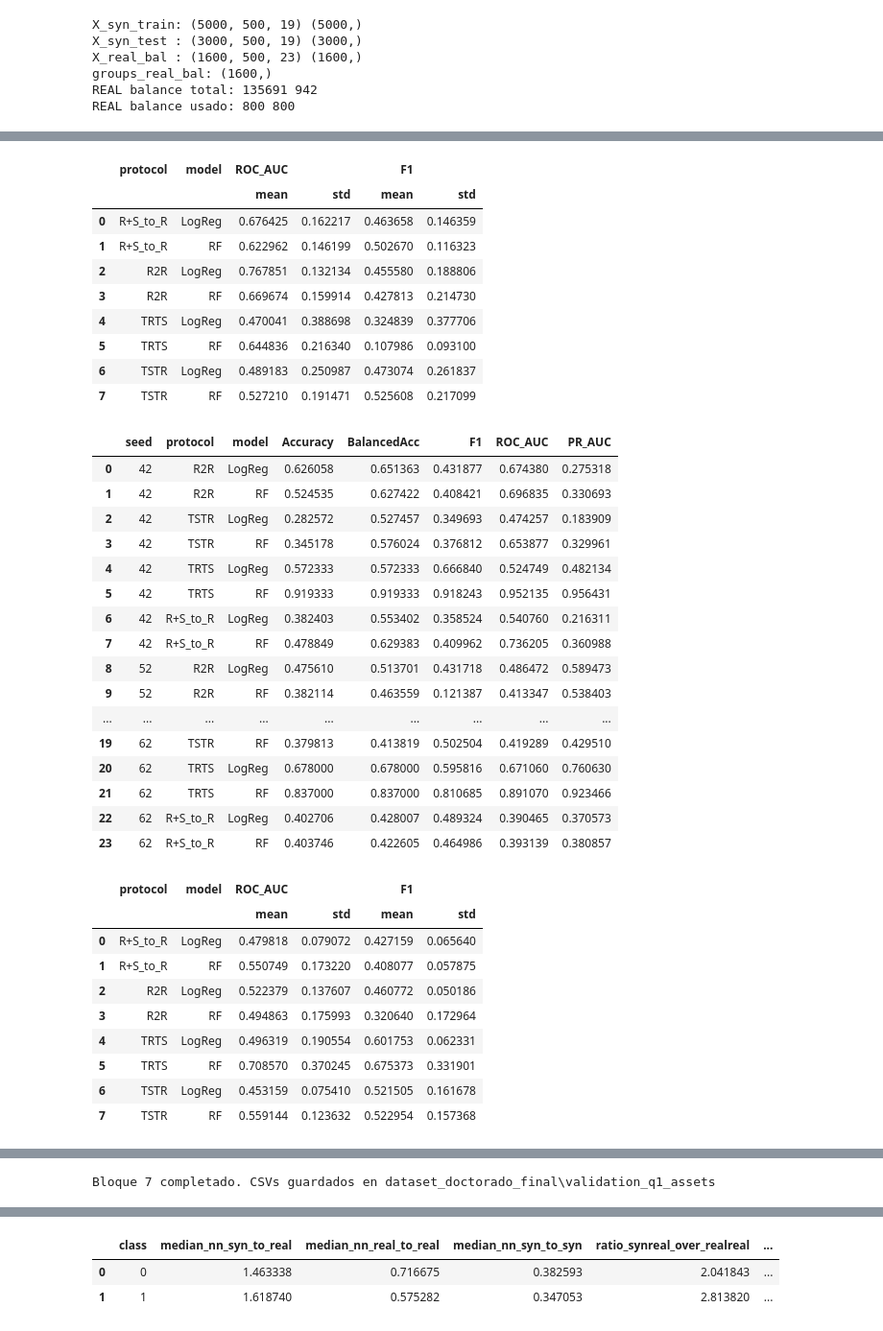
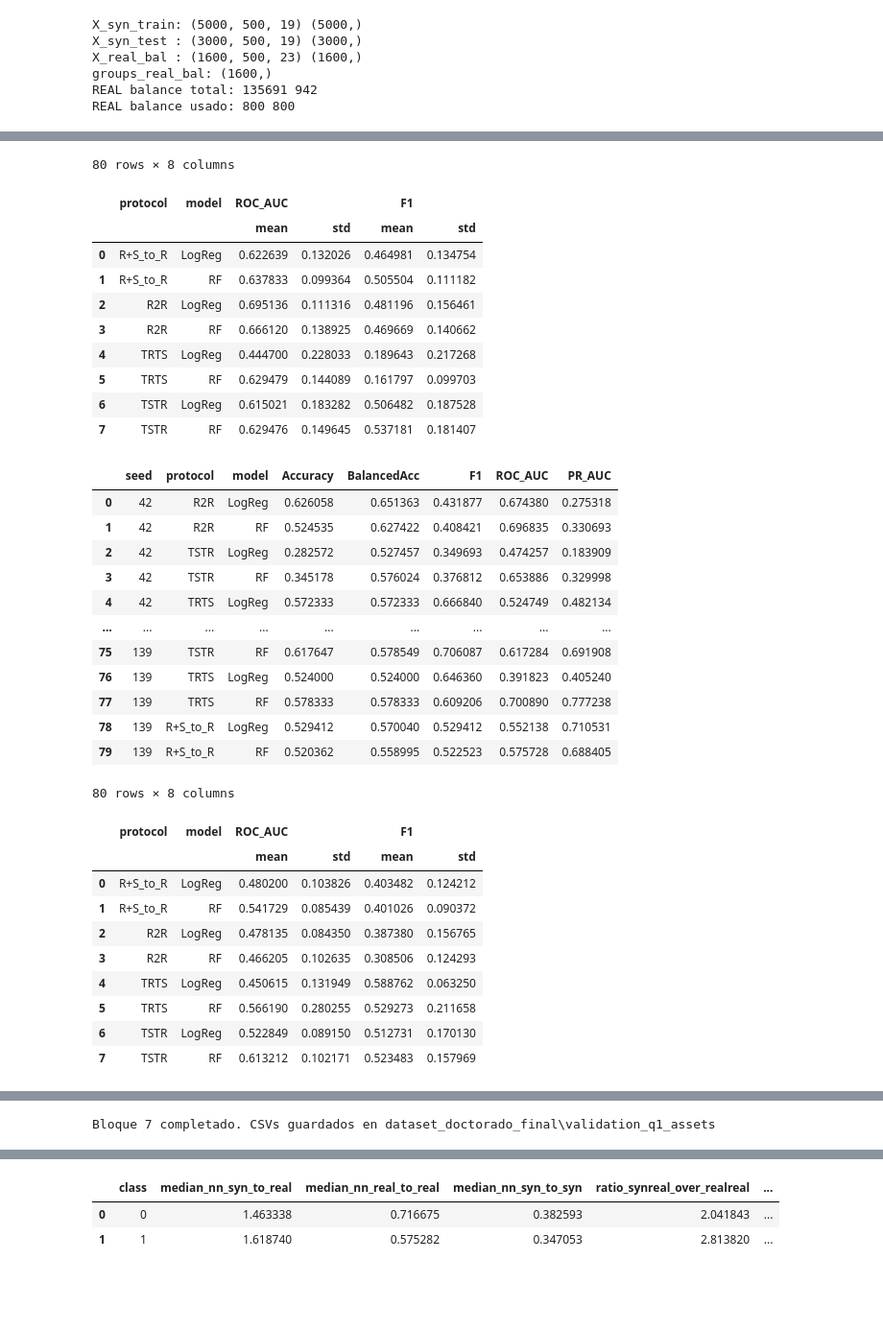
Before and after one commit to EMENESES86/EEGSynthesizer, a Jupyter notebook: 1_1_EEGSynthesizer_VALIDATION.ipynb, the cells around one changed output, grey strips where cells are left out. Shown at 96% size. Cells and saved outputs as stored; diff of their text form; code cells hidden in the pictures; blank space fills up the shorter version.

```diff
--- a/1_1_EEGSynthesizer_VALIDATION.ipynb
+++ b/1_1_EEGSynthesizer_VALIDATION.ipynb
@@ -1085,13 +1085,15 @@ def eval_model(clf, Xtr, ytr, Xte, yte, protocol, model_name, seed):
     }
 
 
-# ── Evaluación con 3 semillas — variante raw_uV y variante z-score ────────────
+# ── Evaluación con 10 semillas — variante raw_uV y variante z-score ───────────
 
 rows_raw = []
 rows_z   = []
 subject_detail_rows = []  # TAREA 3: tabla por sujeto
 
-for seed in [42, 52, 62]:
+seeds = [42, 52, 62, 73, 84, 95, 106, 117, 128, 139]
+
+for seed in seeds:
     print(f"\n{'─'*55}")
     print(f"  Semilla {seed}")
     print(f"{'─'*55}")
@@ -1199,7 +1201,7 @@ def summarize_utility(df, label):
         .reset_index()
     )
     print(f"\n{'='*55}")
-    print(f"  RESUMEN {label} (media +/- std, 3 semillas)")
+    print(f"  RESUMEN {label} (media +/- std, 10 semillas)")
     print(f"{'='*55}")
     for _, row in s.iterrows():
         prot  = row["protocol"] if isinstance(row["protocol"], str) else row[("protocol","")]
@@ -1309,38 +1306,35 @@ REAL windows balanceadas : 1600
+80 rows × 8 columns
 |  | protocol | model | ROC_AUC |  | F1 |  |
 |  |  |  | mean | std | mean | std |
-| 0 | R+S_to_R | LogReg | 0.676425 | 0.162217 | 0.463658 | 0.146359 |
-| 1 | R+S_to_R | RF | 0.622962 | 0.146199 | 0.502670 | 0.116323 |
-| 2 | R2R | LogReg | 0.767851 | 0.132134 | 0.455580 | 0.188806 |
-| 3 | R2R | RF | 0.669674 | 0.159914 | 0.427813 | 0.214730 |
-| 4 | TRTS | LogReg | 0.470041 | 0.388698 | 0.324839 | 0.377706 |
-| 5 | TRTS | RF | 0.644836 | 0.216340 | 0.107986 | 0.093100 |
-| 6 | TSTR | LogReg | 0.489183 | 0.250987 | 0.473074 | 0.261837 |
-| 7 | TSTR | RF | 0.527210 | 0.191471 | 0.525608 | 0.217099 |
+| 0 | R+S_to_R | LogReg | 0.622639 | 0.132026 | 0.464981 | 0.134754 |
+| 1 | R+S_to_R | RF | 0.637833 | 0.099364 | 0.505504 | 0.111182 |
+| 2 | R2R | LogReg | 0.695136 | 0.111316 | 0.481196 | 0.156461 |
+| 3 | R2R | RF | 0.666120 | 0.138925 | 0.469669 | 0.140662 |
+| 4 | TRTS | LogReg | 0.444700 | 0.228033 | 0.189643 | 0.217268 |
+| 5 | TRTS | RF | 0.629479 | 0.144089 | 0.161797 | 0.099703 |
+| 6 | TSTR | LogReg | 0.615021 | 0.183282 | 0.506482 | 0.187528 |
+| 7 | TSTR | RF | 0.629476 | 0.149645 | 0.537181 | 0.181407 |
 |  | seed | protocol | model | Accuracy | BalancedAcc | F1 | ROC_AUC | PR_AUC |
 | 0 | 42 | R2R | LogReg | 0.626058 | 0.651363 | 0.431877 | 0.674380 | 0.275318 |
 | 1 | 42 | R2R | RF | 0.524535 | 0.627422 | 0.408421 | 0.696835 | 0.330693 |
 | 2 | 42 | TSTR | LogReg | 0.282572 | 0.527457 | 0.349693 | 0.474257 | 0.183909 |
-| 3 | 42 | TSTR | RF | 0.345178 | 0.576024 | 0.376812 | 0.653877 | 0.329961 |
+| 3 | 42 | TSTR | RF | 0.345178 | 0.576024 | 0.376812 | 0.653886 | 0.329998 |
 | 4 | 42 | TRTS | LogReg | 0.572333 | 0.572333 | 0.666840 | 0.524749 | 0.482134 |
-| 5 | 42 | TRTS | RF | 0.919333 | 0.919333 | 0.918243 | 0.952135 | 0.956431 |
-| 6 | 42 | R+S_to_R | LogReg | 0.382403 | 0.553402 | 0.358524 | 0.540760 | 0.216311 |
-| 7 | 42 | R+S_to_R | RF | 0.478849 | 0.629383 | 0.409962 | 0.736205 | 0.360988 |
-| 8 | 52 | R2R | LogReg | 0.475610 | 0.513701 | 0.431718 | 0.486472 | 0.589473 |
-| 9 | 52 | R2R | RF | 0.382114 | 0.463559 | 0.121387 | 0.413347 | 0.538403 |
 | ... | ... | ... | ... | ... | ... | ... | ... | ... |
-| 19 | 62 | TSTR | RF | 0.379813 | 0.413819 | 0.502504 | 0.419289 | 0.429510 |
-| 20 | 62 | TRTS | LogReg | 0.678000 | 0.678000 | 0.595816 | 0.671060 | 0.760630 |
-| 21 | 62 | TRTS | RF | 0.837000 | 0.837000 | 0.810685 | 0.891070 | 0.923466 |
-| 22 | 62 | R+S_to_R | LogReg | 0.402706 | 0.428007 | 0.489324 | 0.390465 | 0.370573 |
-| 23 | 62 | R+S_to_R | RF | 0.403746 | 0.422605 | 0.464986 | 0.393139 | 0.380857 |
+| 75 | 139 | TSTR | RF | 0.617647 | 0.578549 | 0.706087 | 0.617284 | 0.691908 |
+| 76 | 139 | TRTS | LogReg | 0.524000 | 0.524000 | 0.646360 | 0.391823 | 0.405240 |
+| 77 | 139 | TRTS | RF | 0.578333 | 0.578333 | 0.609206 | 0.700890 | 0.777238 |
+| 78 | 139 | R+S_to_R | LogReg | 0.529412 | 0.570040 | 0.529412 | 0.552138 | 0.710531 |
+| 79 | 139 | R+S_to_R | RF | 0.520362 | 0.558995 | 0.522523 | 0.575728 | 0.688405 |
+80 rows × 8 columns
 |  | protocol | model | ROC_AUC |  | F1 |  |
 |  |  |  | mean | std | mean | std |
-| 0 | R+S_to_R | LogReg | 0.479818 | 0.079072 | 0.427159 | 0.065640 |
-| 1 | R+S_to_R | RF | 0.550749 | 0.173220 | 0.408077 | 0.057875 |
-| 2 | R2R | LogReg | 0.522379 | 0.137607 | 0.460772 | 0.050186 |
-| 3 | R2R | RF | 0.494863 | 0.175993 | 0.320640 | 0.172964 |
-| 4 | TRTS | LogReg | 0.496319 | 0.190554 | 0.601753 | 0.062331 |
-| 5 | TRTS | RF | 0.708570 | 0.370245 | 0.675373 | 0.331901 |
-| 6 | TSTR | LogReg | 0.453159 | 0.075410 | 0.521505 | 0.161678 |
-| 7 | TSTR | RF | 0.559144 | 0.123632 | 0.522954 | 0.157368 |
+| 0 | R+S_to_R | LogReg | 0.480200 | 0.103826 | 0.403482 | 0.124212 |
+| 1 | R+S_to_R | RF | 0.541729 | 0.085439 | 0.401026 | 0.090372 |
+| 2 | R2R | LogReg | 0.478135 | 0.084350 | 0.387380 | 0.156765 |
+| 3 | R2R | RF | 0.466205 | 0.102635 | 0.308506 | 0.124293 |
+| 4 | TRTS | LogReg | 0.450615 | 0.131949 | 0.588762 | 0.063250 |
+| 5 | TRTS | RF | 0.566190 | 0.280255 | 0.529273 | 0.211658 |
+| 6 | TSTR | LogReg | 0.522849 | 0.089150 | 0.512731 | 0.170130 |
+| 7 | TSTR | RF | 0.613212 | 0.102171 | 0.523483 | 0.157969 |
 |  | seed | test_subjects | n_ictal_test | R2R_RF_raw | TSTR_RF_raw | R2R_RF_z | TSTR_RF_z |
@@ -1350 +1351 @@ REAL windows balanceadas : 1600
-Bloque 7 completado. CSVs guardados en dataset_doctorado_final\validation_q1_assets
+Bloque 7 completado. CSVs guardados en dataset_doctorado_final\validation_q1_assets
```
Also changed, not shown: parts of 7 cells of this notebook, 1 other file.
